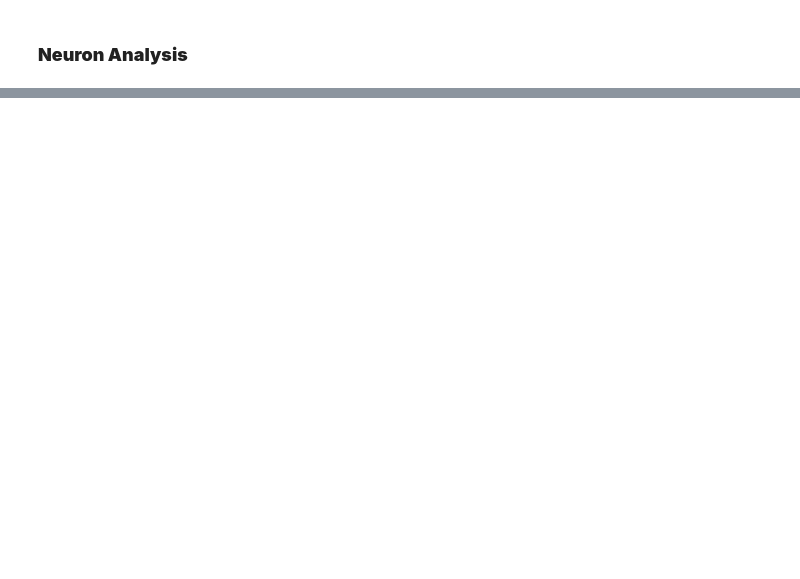
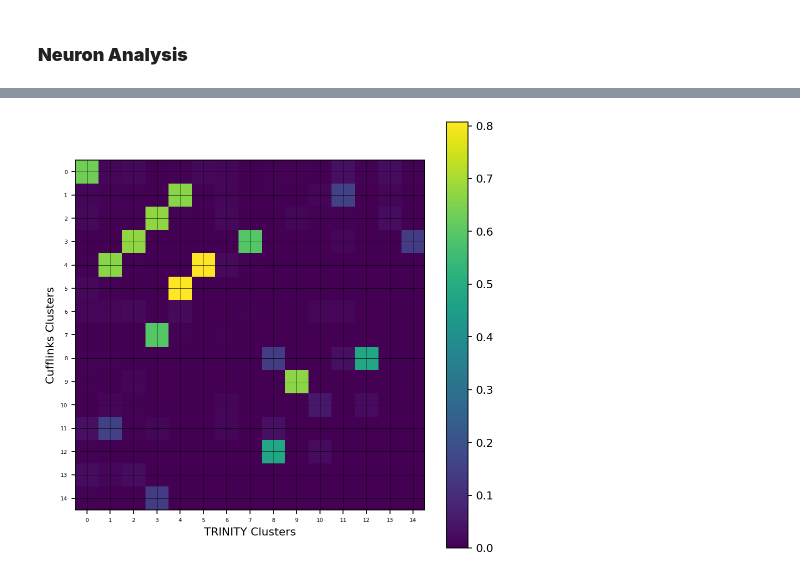
Before and after one commit to pachterlab/CWGFLHGCCHAP_2021, a Jupyter notebook: notebooks/cufflinksAnnosAnalysis.ipynb, the cells around one changed output, grey strips where cells are left out. Cells and saved outputs as stored; diff of their text form; code cells hidden in the pictures; blank space fills up the shorter version.

```diff
--- a/notebooks/cufflinksAnnosAnalysis.ipynb
+++ b/notebooks/cufflinksAnnosAnalysis.ipynb
@@ -279,0 +398,27 @@ plt.show()
+# %%
+#Show pairwise overlap in top 100 names between all clusters, 36x36 grid
+clus = np.unique(cuff_neurons.obs['louvain_neur'])
+
+cuff = [[]]*len(clus) #np array of top 100 genes for each of 36 clusters
+busFS = [[]]*len(clus)#np array of top 100 genes for each of 36 clusters
+
+for c in clus:
+  cuff[int(c)] =  list(cuff_neurons[cuff_neurons.obs['louvain_neur'].isin([c])].obs_names)
+  busFS[int(c)] = list(cuff_neurons[cuff_neurons.obs['louvain_neur_TRINITY'].isin([c])].obs_names)
+# %%
+pairCorrs = pairwise(clus)
+# %%
+plt.figure(figsize=(7,7))
+plt.imshow(pairCorrs, cmap='viridis')
+plt.colorbar()
+
+
+plt.xticks(np.arange(0, len(clus), 1),fontsize=5)
+plt.yticks(np.arange(0, len(clus), 1),fontsize=5)
+plt.grid(color='black',linewidth=0.3)
+plt.xlabel('TRINITY Clusters')
+plt.ylabel('Cufflinks Clusters')
+
+plt.show()
+# %% [output]
+[figure, added]
```
Also changed, not shown: parts of 29 cells of this notebook.
